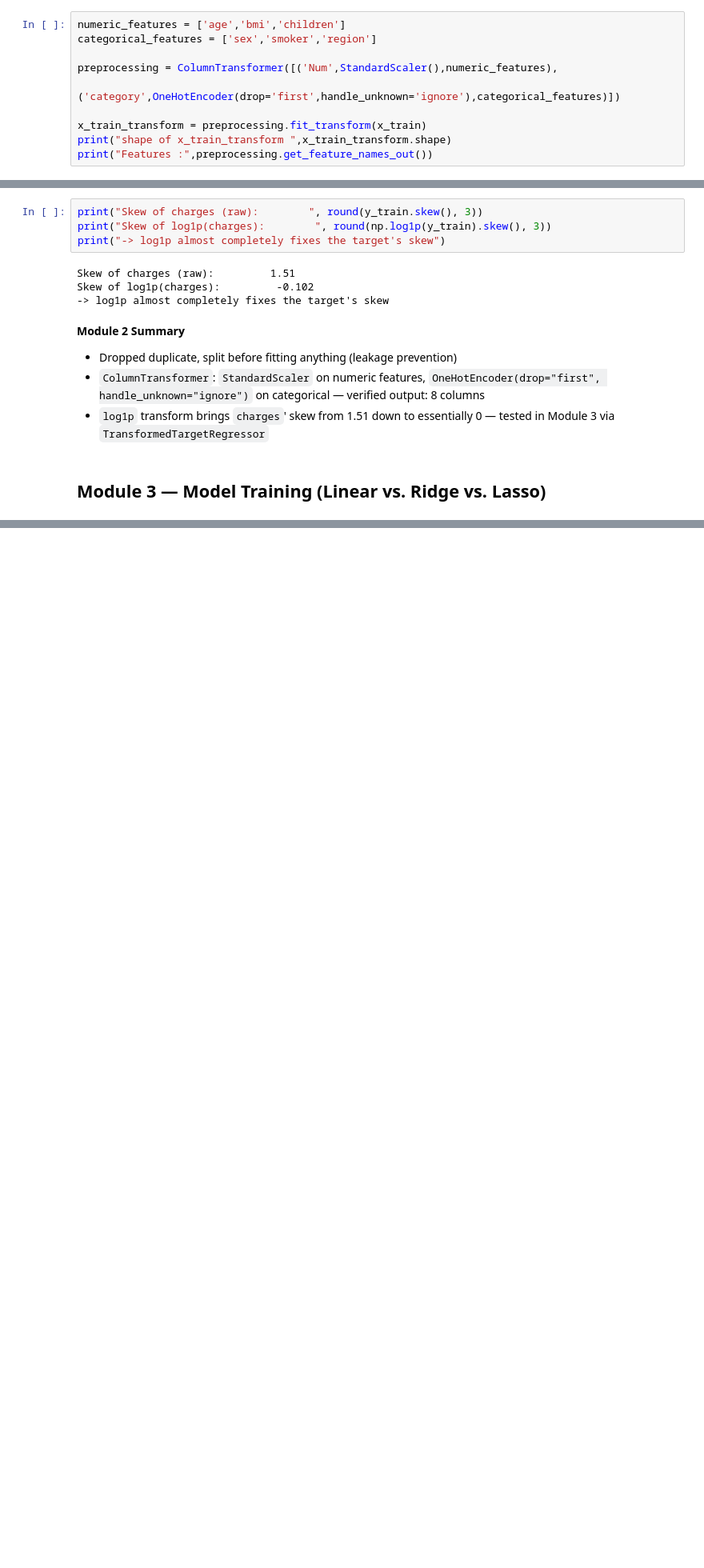
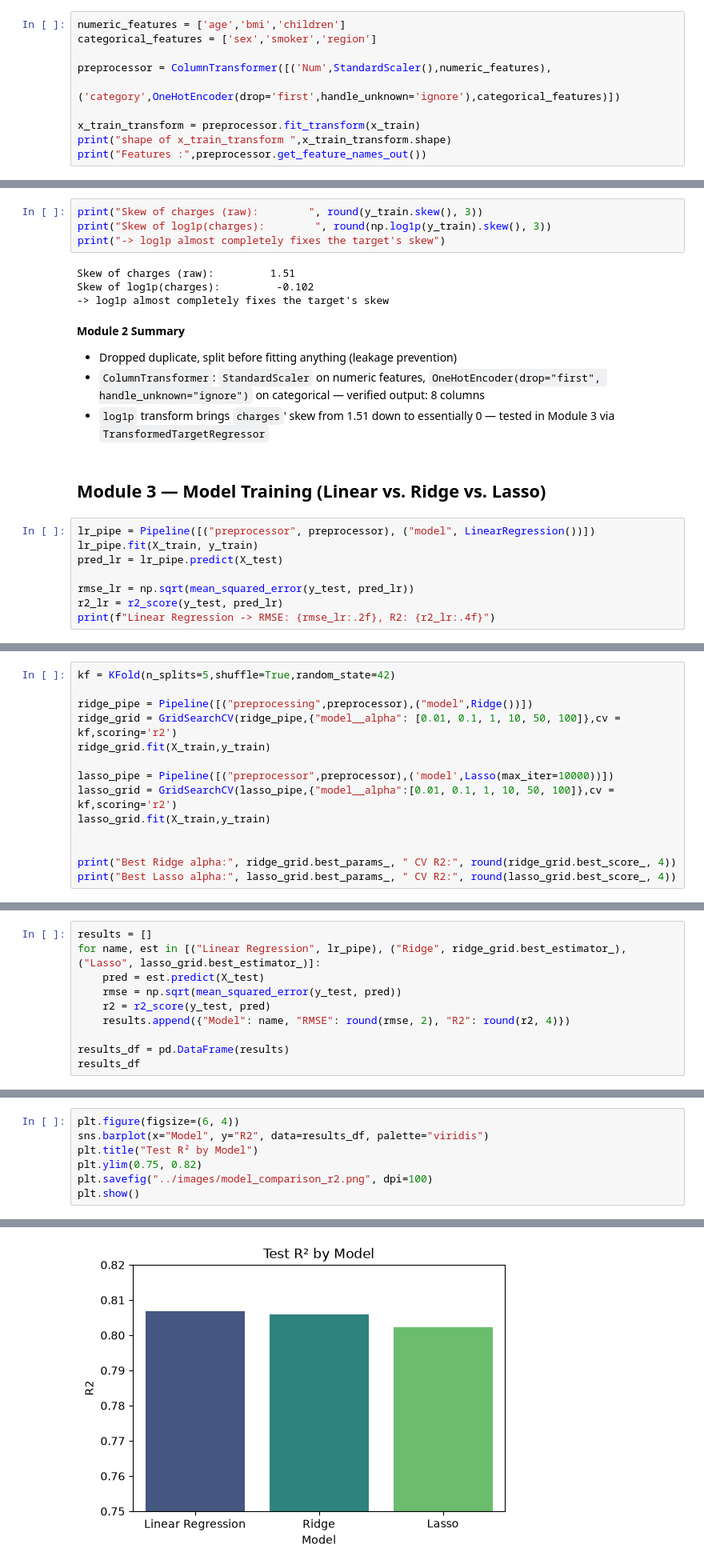
Before and after one commit to Shreyashs-dg/linear-regression-insurance-cost, a Jupyter notebook: notebooks/insurance_analysis.ipynb, the cells around one changed output, grey strips where cells are left out. Shown at 80% size. Cells and saved outputs as stored; diff of their text form; blank space fills up the shorter version.

Commit message:
Model Training is Done

```diff
--- a/notebooks/insurance_analysis.ipynb
+++ b/notebooks/insurance_analysis.ipynb
@@ -186,12 +196,12 @@ test data Shape :  (268, 6)
 numeric_features = ['age','bmi','children']
 categorical_features = ['sex','smoker','region']
 
-preprocessing = ColumnTransformer([('Num',StandardScaler(),numeric_features),
+preprocessor = ColumnTransformer([('Num',StandardScaler(),numeric_features),
                                    ('category',OneHotEncoder(drop='first',handle_unknown='ignore'),categorical_features)])
 
-x_train_transform = preprocessing.fit_transform(x_train)
+x_train_transform = preprocessor.fit_transform(x_train)
 print("shape of x_train_transform ",x_train_transform.shape)
-print("Features :",preprocessing.get_feature_names_out())
+print("Features :",preprocessor.get_feature_names_out())
 # %% [output]
 shape of x_train_transform  (1069, 8)
 Features : ['Num__age' 'Num__bmi' 'Num__children' 'category__sex_male'
@@ -212,3 +222,11 @@ Skew of log1p(charges):         -0.102
 - `log1p` transform brings `charges`' skew from 1.51 down to essentially 0 — tested in Module 3 via `TransformedTargetRegressor`
 # %% [markdown]
 ## Module 3 — Model Training (Linear vs. Ridge vs. Lasso)
+# %%
+lr_pipe = Pipeline([("preprocessor", preprocessor), ("model", LinearRegression())])
+lr_pipe.fit(X_train, y_train)
+pred_lr = lr_pipe.predict(X_test)
+
+rmse_lr = np.sqrt(mean_squared_error(y_test, pred_lr))
+r2_lr = r2_score(y_test, pred_lr)
+print(f"Linear Regression -> RMSE: {rmse_lr:.2f}, R2: {r2_lr:.4f}")
@@ -214,0 +235,14 @@ Skew of log1p(charges):         -0.102
+# %%
+kf = KFold(n_splits=5,shuffle=True,random_state=42)
+
+ridge_pipe = Pipeline([("preprocessing",preprocessor),("model",Ridge())])
+ridge_grid = GridSearchCV(ridge_pipe,{"model__alpha": [0.01, 0.1, 1, 10, 50, 100]},cv = kf,scoring='r2')
+ridge_grid.fit(X_train,y_train)
+
+lasso_pipe = Pipeline([("preprocessor",preprocessor),('model',Lasso(max_iter=10000))])
+lasso_grid = GridSearchCV(lasso_pipe,{"model__alpha":[0.01, 0.1, 1, 10, 50, 100]},cv = kf,scoring='r2')
+lasso_grid.fit(X_train,y_train)
+
+
+print("Best Ridge alpha:", ridge_grid.best_params_, " CV R2:", round(ridge_grid.best_score_, 4))
+print("Best Lasso alpha:", lasso_grid.best_params_, " CV R2:", round(lasso_grid.best_score_, 4))
@@ -214,0 +252,10 @@ Skew of log1p(charges):         -0.102
+# %%
+results = []
+for name, est in [("Linear Regression", lr_pipe), ("Ridge", ridge_grid.best_estimator_), ("Lasso", lasso_grid.best_estimator_)]:
+    pred = est.predict(X_test)
+    rmse = np.sqrt(mean_squared_error(y_test, pred))
+    r2 = r2_score(y_test, pred)
+    results.append({"Model": name, "RMSE": round(rmse, 2), "R2": round(r2, 4)})
+
+results_df = pd.DataFrame(results)
+results_df
@@ -214,0 +267,8 @@ Skew of log1p(charges):         -0.102
+# %%
+plt.figure(figsize=(6, 4))
+sns.barplot(x="Model", y="R2", data=results_df, palette="viridis")
+plt.title("Test R² by Model")
+plt.ylim(0.75, 0.82)
+plt.savefig("../images/model_comparison_r2.png", dpi=100)
+plt.show()
+# %% [output]
@@ -214,0 +278 @@ Skew of log1p(charges):         -0.102
+[figure, added]
```
Also changed, not shown: parts of 10 cells of this notebook, 2 other files.
